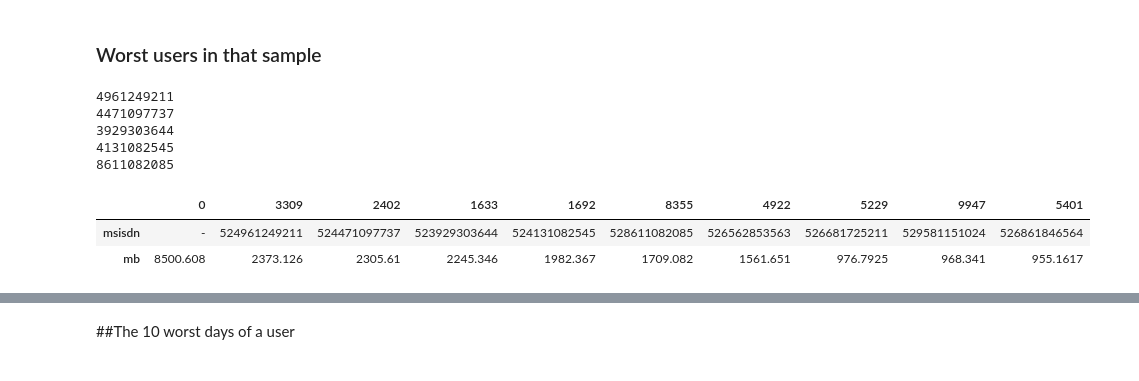
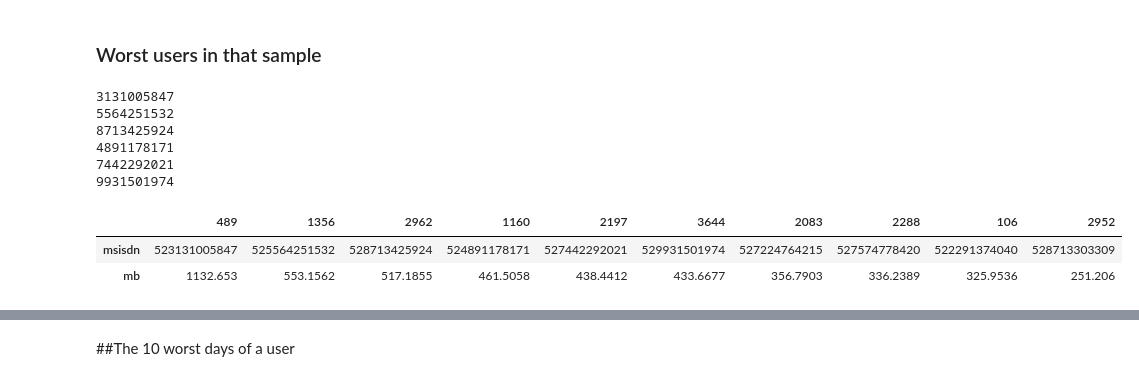
Before and after one commit to nicolasgo/_pmx, a Jupyter notebook: fraud-analysis-videos.ipynb, the cells around one changed output, grey strips where cells are left out. Saved outputs shown, nothing was run; the diff lists cells and outputs as text; code cells hidden in the pictures.

```diff
--- a/fraud-analysis-videos.ipynb
+++ b/fraud-analysis-videos.ipynb
@@ -20,9 +35,12 @@ rcParams['figure.figsize'] = 10, 5 # width, height in inches
 #
 file_name=_rootdir+'data/fs01/3gp.0219.log'
 file_name=_rootdir+'data/fraud-worst/201502.log'
+file_name=_rootdir+'data/fs01/test.log'
 file_name=_rootdir+'data/fs01/201502_3gp.log'
-file_name=_rootdir+'data/fs01/test.log'
-file_name=_rootdir+'data/fs01/20150126.3gp.log'
+file_name=_rootdir+'data/fs01/201503.3gp.log'
+file_name=_rootdir+'data/fs01/2015.3gp.log'
+file_name=_rootdir+'data/fs01/201501_3gp.log'
+file_name=_rootdir+'data/fs01/2015031.3gp.log'
 # %% [markdown]
 ## Parsing the log
 # %%
@@ -274,19 +309,20 @@ stats_per_msisdn.columns=['msisdn','mb']
 ### Worst users in that sample
 # %%
 stats_per_msisdn=stats_per_msisdn.reset_index().drop('index',1)
-top100=stats_per_msisdn.sort(['mb'],ascending=False).head(100)
+top100=stats_per_msisdn.sort(['mb'],ascending=False)[1:101].copy()
 for m in top100.msisdn.head(6):
     print m[2:]#+',',
 top100.head(10).T
 # %% [output]
-4961249211
-4471097737
-3929303644
-4131082545
-8611082085
+3131005847
+5564251532
+8713425924
+4891178171
+7442292021
+9931501974
-|  | 0 | 3309 | 2402 | 1633 | 1692 | 8355 | 4922 | 5229 | 9947 | 5401 |
-| msisdn | - | 524961249211 | 524471097737 | 523929303644 | 524131082545 | 528611082085 | 526562853563 | 526681725211 | 529581151024 | 526861846564 |
-| mb | 8500.608 | 2373.126 | 2305.61 | 2245.346 | 1982.367 | 1709.082 | 1561.651 | 976.7925 | 968.341 | 955.1617 |
+|  | 489 | 1356 | 2962 | 1160 | 2197 | 3644 | 2083 | 2288 | 106 | 2952 |
+| msisdn | 523131005847 | 525564251532 | 528713425924 | 524891178171 | 527442292021 | 529931501974 | 527224764215 | 527574778420 | 522291374040 | 528713303309 |
+| mb | 1132.653 | 553.1562 | 517.1855 | 461.5058 | 438.4412 | 433.6677 | 356.7903 | 336.2389 | 325.9536 | 251.206 |
 # %%
 ###save those users to file
 fn=_rootdir+'stats_per_msisdn.3gp.csv'
```
Also changed, not shown: parts of 52 cells of this notebook, 1 other file.
